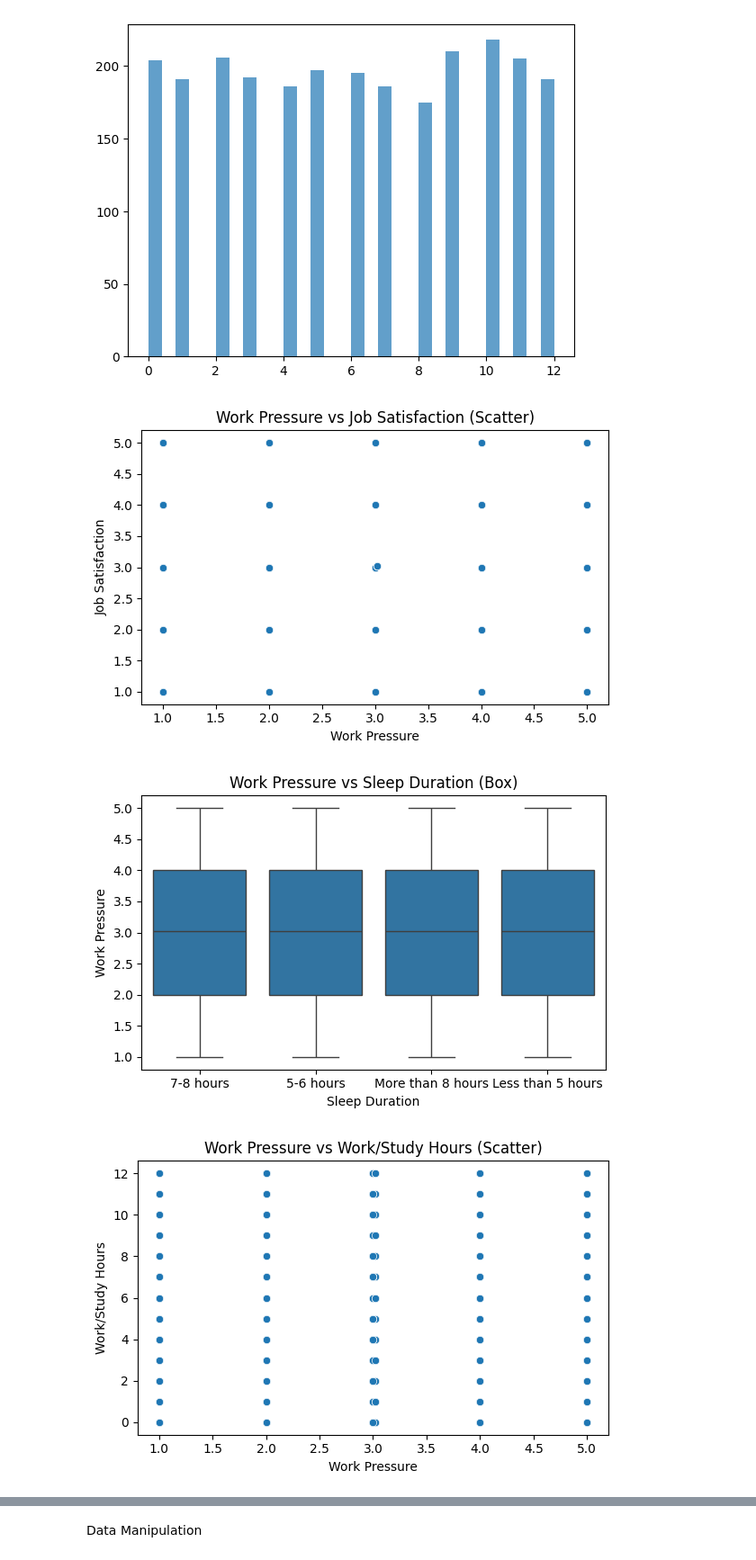
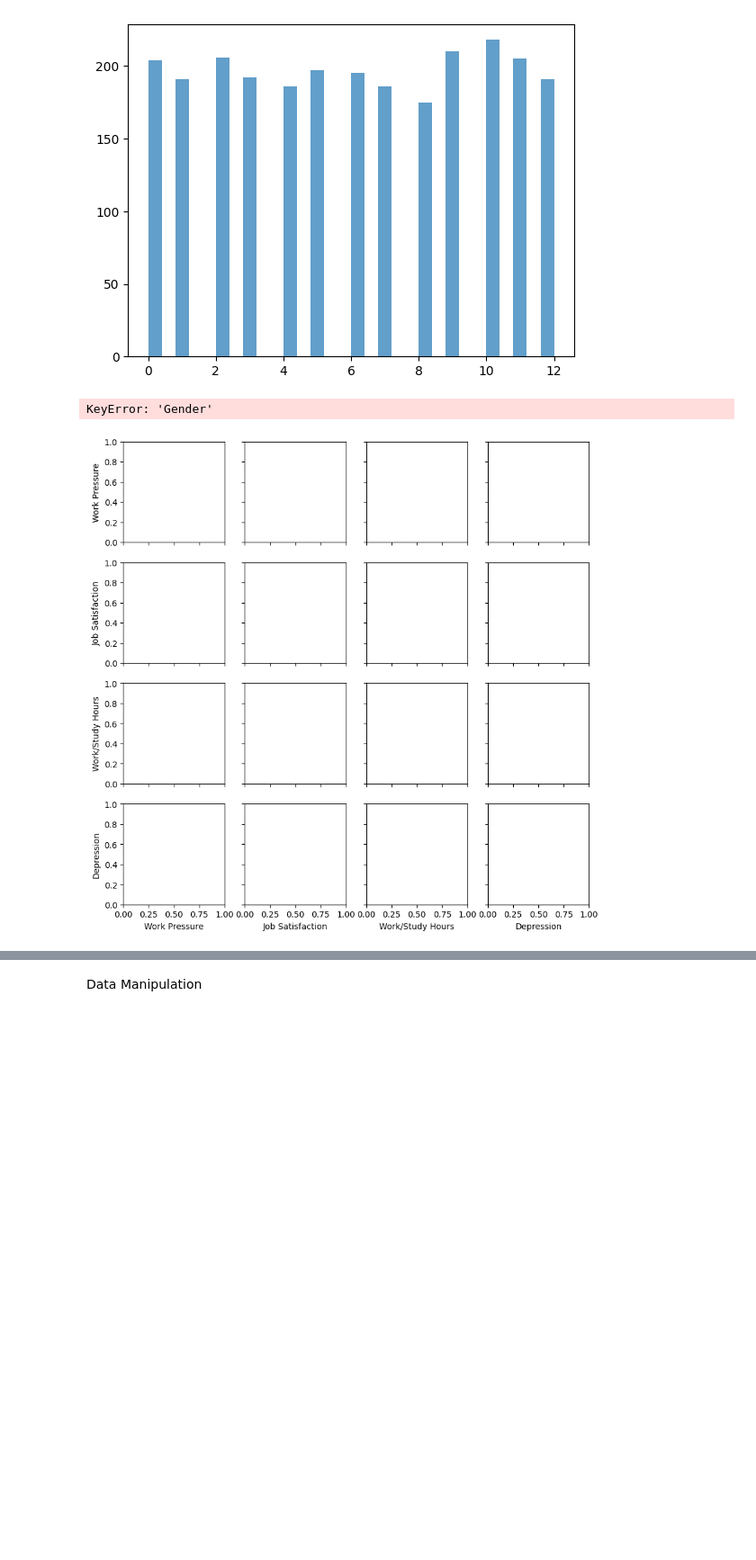
Before and after one commit to Monaa-cmd/Mental-Health, a Jupyter notebook: Process.ipynb, the cells around one changed output, grey strips where cells are left out. Shown at 90% size. Saved outputs shown, nothing was run; the diff lists cells and outputs as text; code cells hidden in the pictures; blank space fills up the shorter version.

Commit message:
Add scatterplot matrics and prelimiary EDA

```diff
--- a/Process.ipynb
+++ b/Process.ipynb
@@ -158,48 +158,12 @@ plt.hist(data['Work/Study Hours'], bins=30, alpha=0.7)  # 似乎还要一组数
  <BarContainer object of 30 artists>)
 [figure]
 # %%
-# Correlation between different factors that potentially lead to depression
+# Correlation between different factors that potentially lead to depression  #待确定要不要删除
 import seaborn as sns
 
-
-# Select variables of interest
-cols = ['Work Pressure', 'Job Satisfaction',
-        'Sleep Duration', 'Work/Study Hours', 'Depression']
-
 # Detect categorical variables (object or bool or category types)
-cat_vars = [col for col in cols if data[col].dtype == 'object' or data[col].dtype.name == 'category']
-num_vars = [col for col in cols if col not in cat_vars]
-
-# Loop through all variable pairs
-for i, col1 in enumerate(cols):
-    for col2 in cols[i+1:]:
-
-        plt.figure(figsize=(6, 4))
-
-        if col1 in num_vars and col2 in num_vars:
-            # numerical vs numerical → scatter plot
-            sns.scatterplot(data=data, x=col1, y=col2)
-            plt.title(f"{col1} vs {col2} (Scatter)")
-
-        elif col1 in cat_vars and col2 in num_vars:
-            # categorical vs numerical → box plot
-            sns.boxplot(data=data, x=col1, y=col2)
-            plt.title(f"{col1} vs {col2} (Box)")
-
-        elif col1 in num_vars and col2 in cat_vars:
-            # numerical vs categorical → box plot (swap axes)
-            sns.boxplot(data=data, x=col2, y=col1)
-            plt.title(f"{col1} vs {col2} (Box)")
-
-        else:
-            # categorical vs categorical → heatmap of counts
-            ctab = pd.crosstab(data[col1], data[col2])
-            sns.heatmap(ctab, annot=True, fmt='d', cmap='YlGnBu')
-            plt.title(f"{col1} vs {col2} (Count Heatmap)")
-
-        plt.tight_layout()
-        plt.show()
+sns.pairplot(data[['Work Pressure', 'Job Satisfaction', 'Sleep Duration', 'Work/Study Hours', 'Depression']], hue='Gender')
+plt.show()
 # %% [output]
+KeyError: 'Gender'
-[figure, old version]
+[figure, new version]
-[figure, removed]
-[figure, removed]
```
Also changed, not shown: parts of 7 cells of this notebook, 1 other file.
